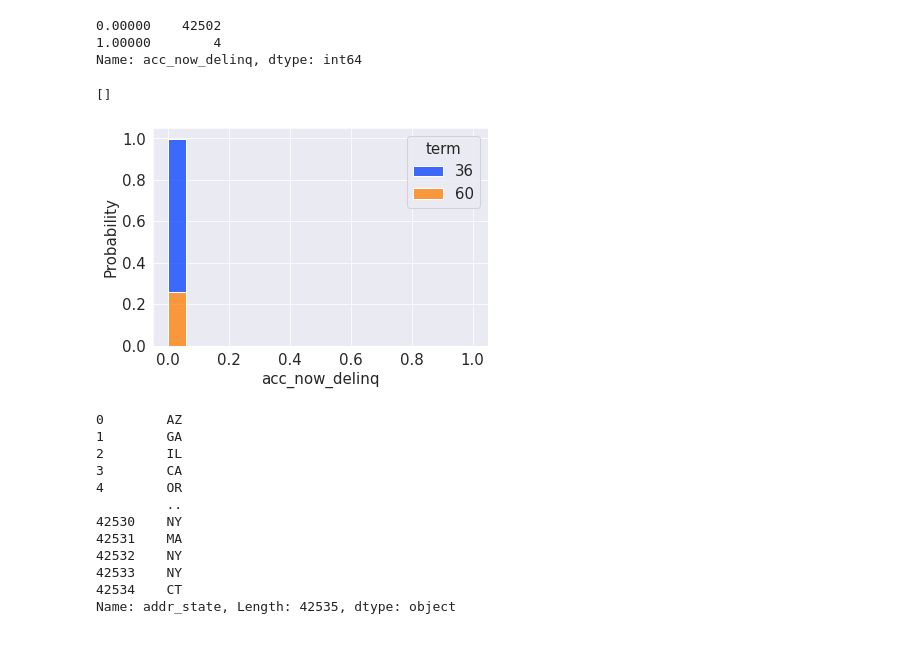
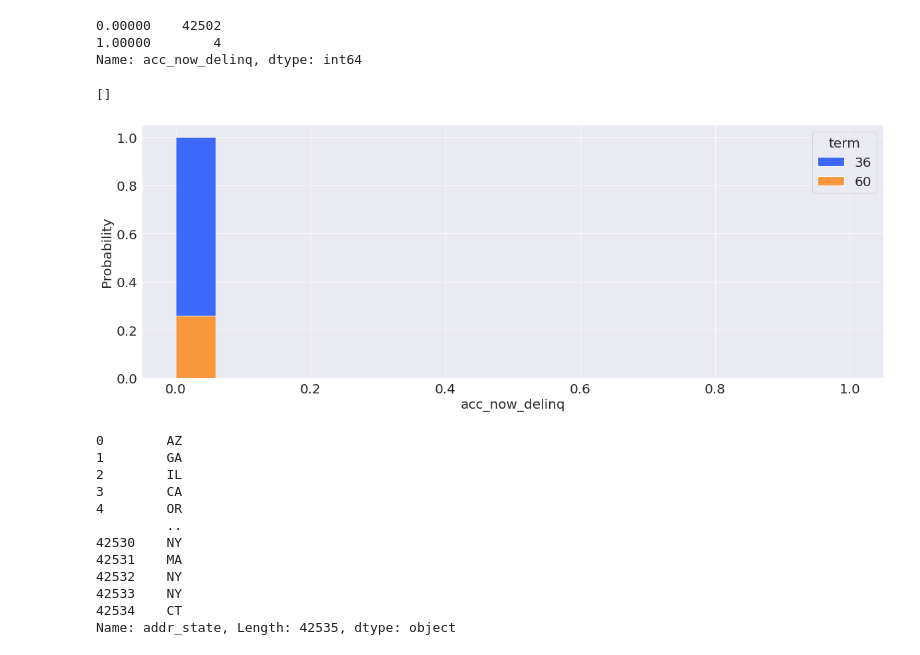
Before and after one commit to Chinmay487/money_lending_club, a Jupyter notebook: analysis.ipynb, the cells around one changed output. Drawn from its saved outputs; the diff is of its cells as text; code cells hidden in the pictures.

```diff
--- a/analysis.ipynb
+++ b/analysis.ipynb
@@ -1681,18 +1674,19 @@ df_copy["acc_now_delinq"].value_counts()
 1.00000        4
 Name: acc_now_delinq, dtype: int64
 # %%
+plt.figure(figsize=(20,7))
 sns.histplot(
     x="acc_now_delinq",
     hue="term",
     data=df_copy,
     stat="probability",
     palette="bright",
     multiple="stack"
 )
 plt.plot()
 # %% [output]
 []
-[figure, old version]
+[figure, new version]
 # %%
 df_copy["addr_state"]
 # %% [output]
```
Also changed, not shown: parts of 24 cells of this notebook, 2 other files.
